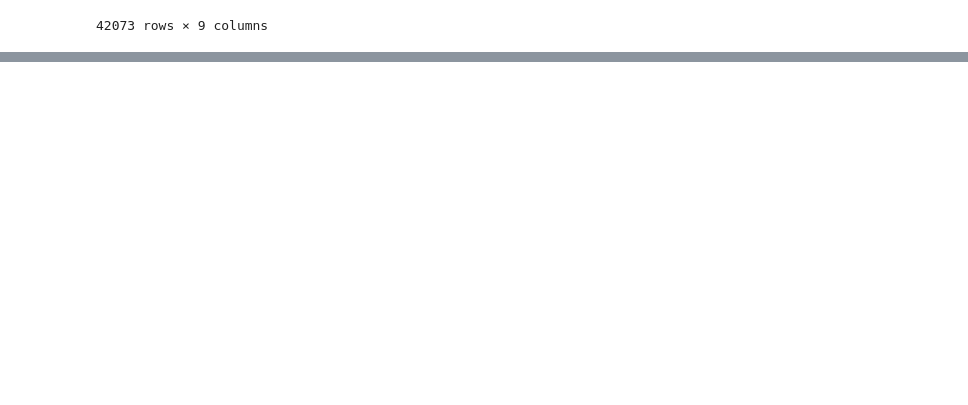
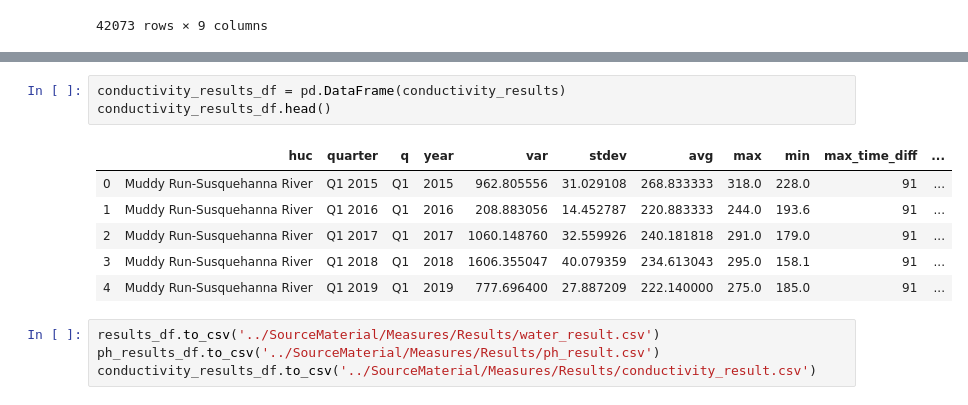
Before and after one commit to Davidtaboh/Hack-the-Bay, a Jupyter notebook: Water_Analytics.ipynb, the cells around one changed output, grey strips where cells are left out. Drawn from its saved outputs; the diff is of its cells as text; blank space fills up the shorter version.

```diff
--- a/Water_Analytics.ipynb
+++ b/Water_Analytics.ipynb
@@ -164,0 +371,14 @@ results_df.head()
+# %%
+conductivity_results_df = pd.DataFrame(conductivity_results)
+conductivity_results_df.head()
+# %% [output]
+|  | huc | quarter | q | year | var | stdev | avg | max | min | max_time_diff | ... |
+| 0 | Muddy Run-Susquehanna River | Q1 2015 | Q1 | 2015 | 962.805556 | 31.029108 | 268.833333 | 318.0 | 228.0 | 91 | ... |
+| 1 | Muddy Run-Susquehanna River | Q1 2016 | Q1 | 2016 | 208.883056 | 14.452787 | 220.883333 | 244.0 | 193.6 | 91 | ... |
+| 2 | Muddy Run-Susquehanna River | Q1 2017 | Q1 | 2017 | 1060.148760 | 32.559926 | 240.181818 | 291.0 | 179.0 | 91 | ... |
+| 3 | Muddy Run-Susquehanna River | Q1 2018 | Q1 | 2018 | 1606.355047 | 40.079359 | 234.613043 | 295.0 | 158.1 | 91 | ... |
+| 4 | Muddy Run-Susquehanna River | Q1 2019 | Q1 | 2019 | 777.696400 | 27.887209 | 222.140000 | 275.0 | 185.0 | 91 | ... |
+# %%
+results_df.to_csv('../SourceMaterial/Measures/Results/water_result.csv')
+ph_results_df.to_csv('../SourceMaterial/Measures/Results/ph_result.csv')
+conductivity_results_df.to_csv('../SourceMaterial/Measures/Results/conductivity_result.csv')
```
Also changed, not shown: parts of 6 cells of this notebook, 1 other file.
